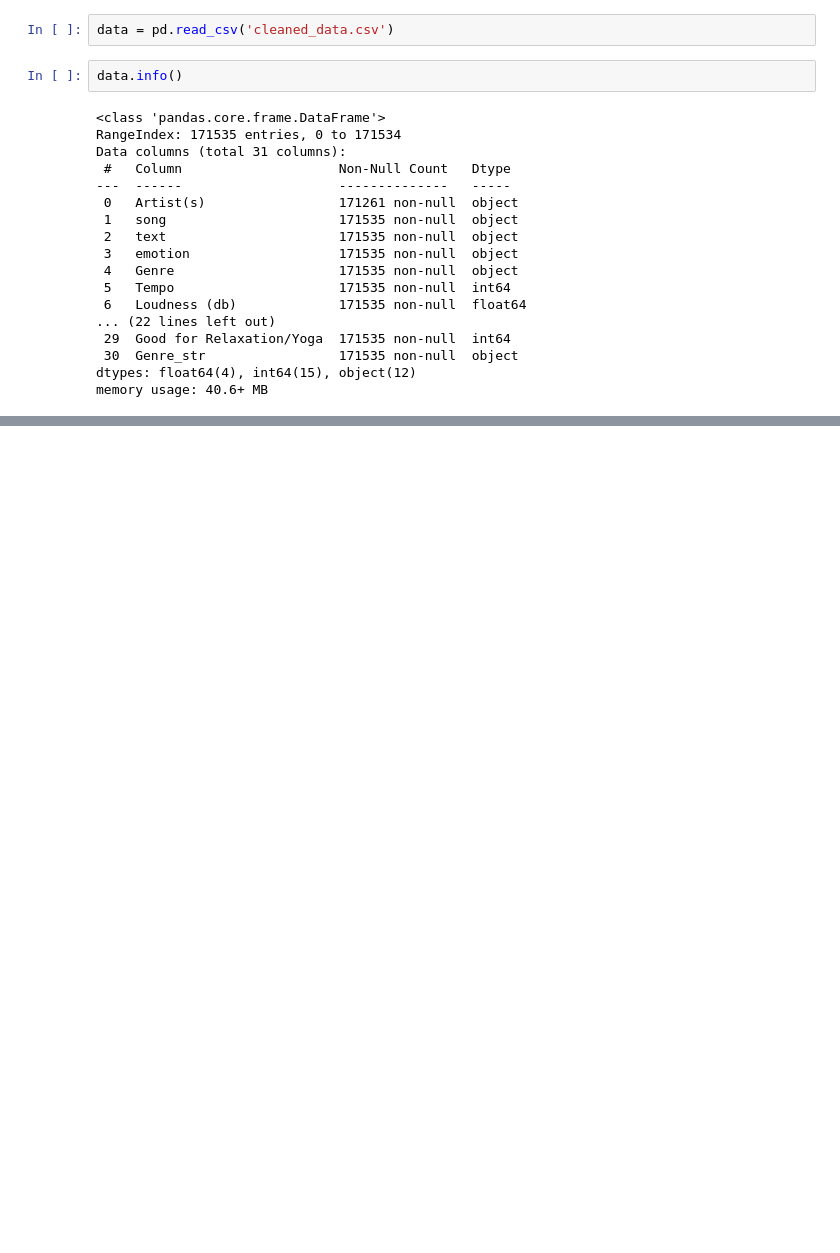
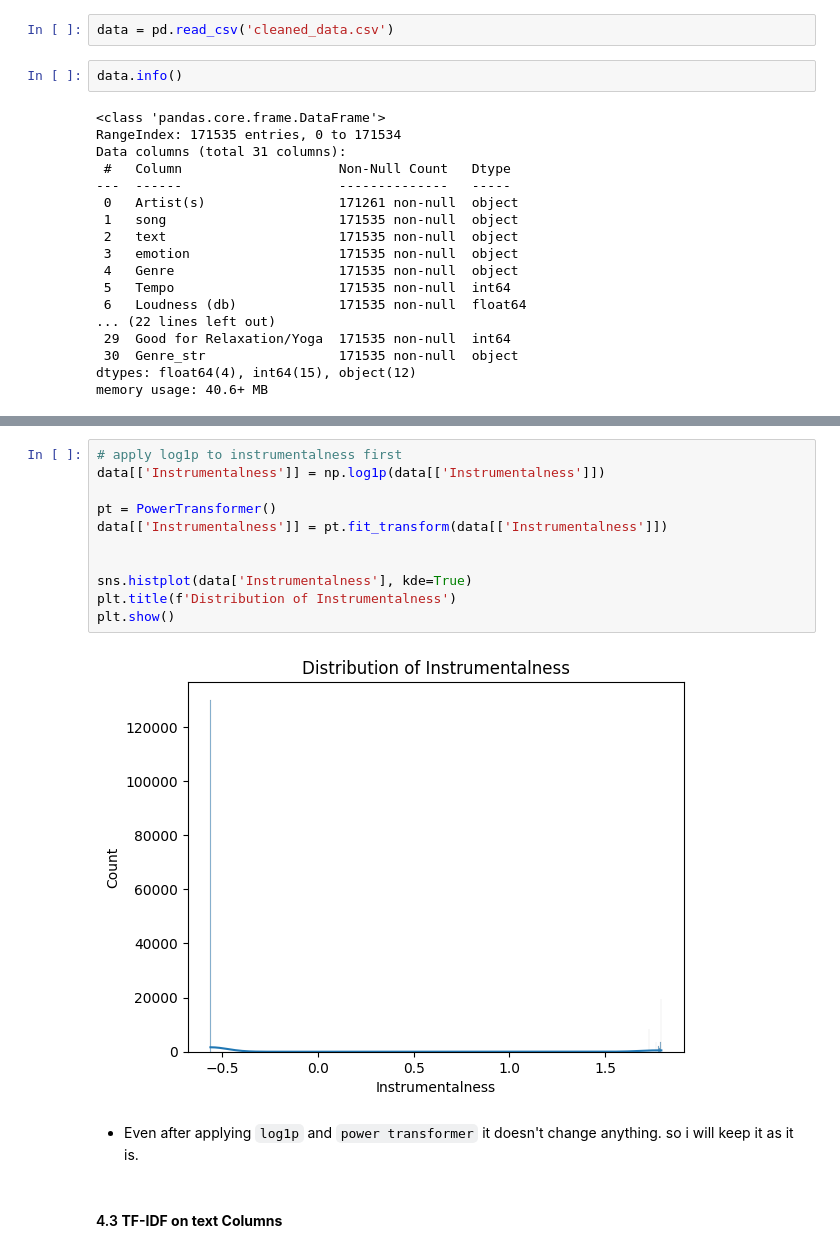
Before and after one commit to KotlaSravanthi-eng/music_recommendation_system_based_on_emotion, a Jupyter notebook: notebook/02.Model_training.ipynb, the cells around one changed output, grey strips where cells are left out. Drawn from its saved outputs; the diff is of its cells as text; blank space fills up the shorter version.

```diff
--- a/notebook/02.Model_training.ipynb
+++ b/notebook/02.Model_training.ipynb
@@ -32,0 +84,17 @@ memory usage: 40.6+ MB
+# %%
+# apply log1p to instrumentalness first
+data[['Instrumentalness']] = np.log1p(data[['Instrumentalness']])
+
+pt = PowerTransformer()
+data[['Instrumentalness']] = pt.fit_transform(data[['Instrumentalness']])
+
+
+sns.histplot(data['Instrumentalness'], kde=True)
+plt.title(f'Distribution of Instrumentalness')
+plt.show()
+# %% [output]
+[figure, added]
+# %% [markdown]
+* Even after applying `log1p` and `power transformer` it doesn't change anything. so i will keep it as it is.
+# %% [markdown]
+#### 4.3 **TF-IDF on text Columns**
```
Also changed, not shown: parts of 25 cells of this notebook, 4 other files.
